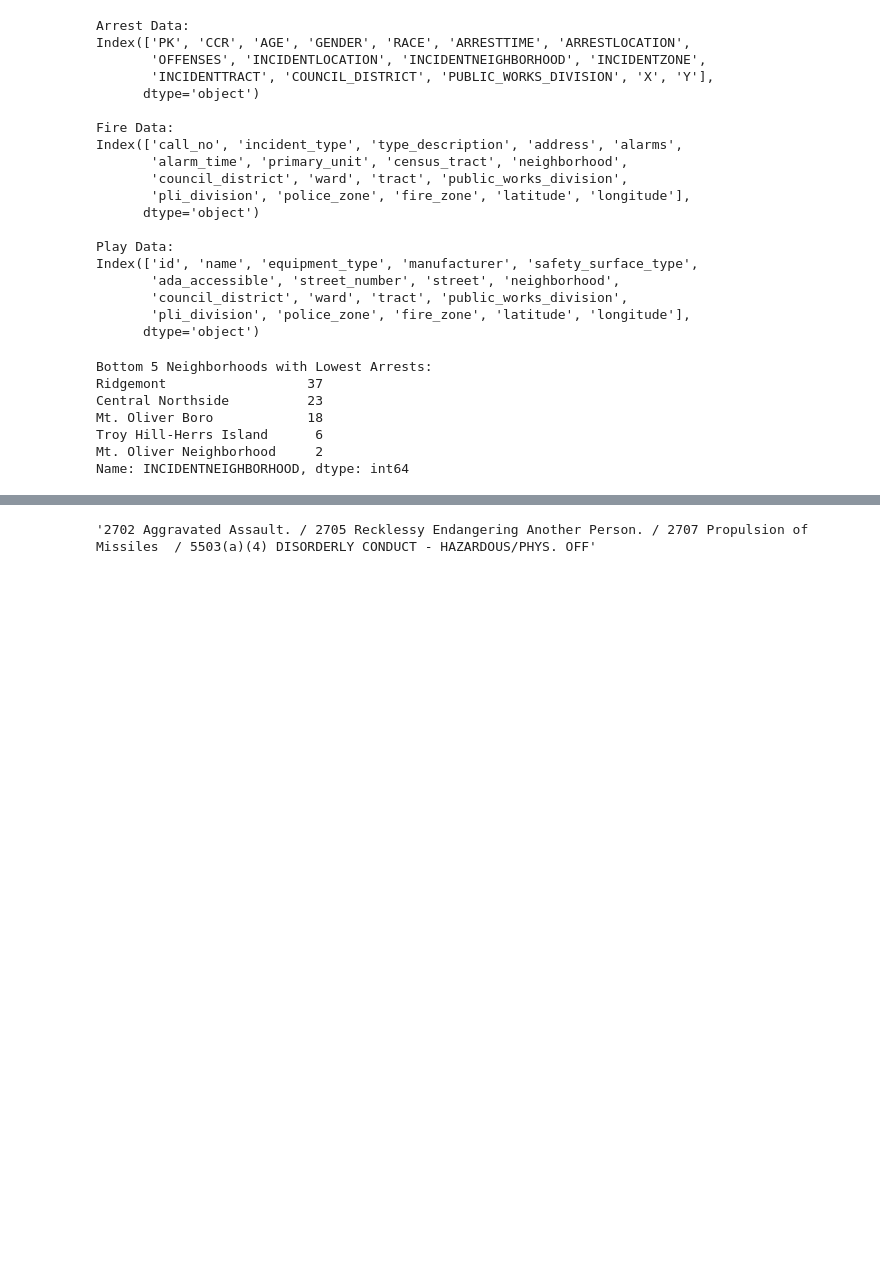
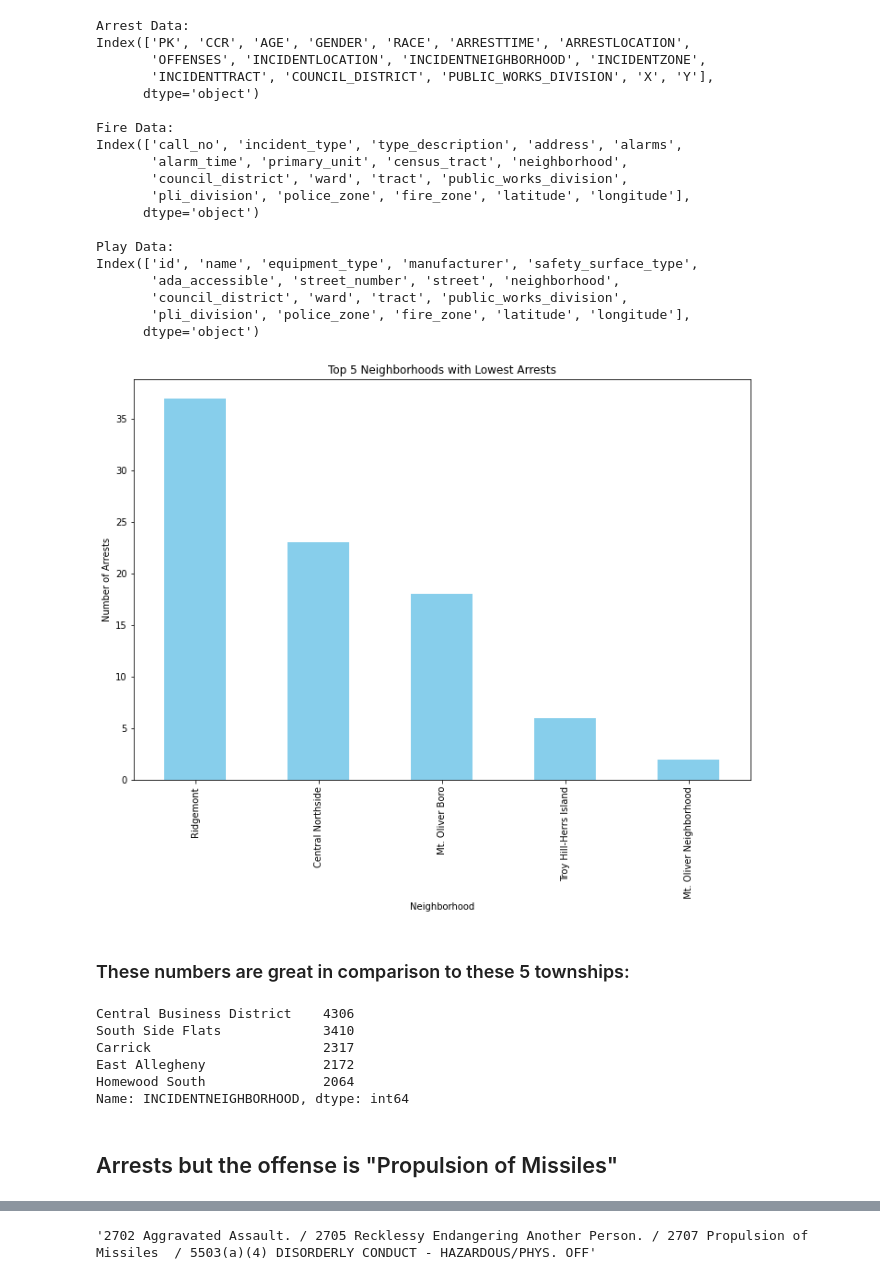
Before and after one commit to haydenagh/CMPINF0010-FINAL, a Jupyter notebook: Final.ipynb, the cells around one changed output, grey strips where cells are left out. Drawn from its saved outputs; the diff is of its cells as text; code cells hidden in the pictures; blank space fills up the shorter version.

Commit message:
Mt. Oliver reigns supreme

```diff
--- a/Final.ipynb
+++ b/Final.ipynb
@@ -37,19 +52,30 @@ Index(['id', 'name', 'equipment_type', 'manufacturer', 'safety_surface_type',
 # %%
 # Group the data by neighborhood and count the number of arrests in each neighborhood
 neighborhood_arrests = arrestData['INCIDENTNEIGHBORHOOD'].value_counts()
 
 # Display the bottom 5 neighborhoods with the lowest number of arrests
 bottom_neighborhoods = neighborhood_arrests.tail(5)
 
-print("Bottom 5 Neighborhoods with Lowest Arrests:")
-print(bottom_neighborhoods)
+plt.figure(figsize=(12, 8))
+bottom_neighborhoods.plot(kind='bar', color='skyblue')
+plt.title('Top 5 Neighborhoods with Lowest Arrests')
+plt.xlabel('Neighborhood')
+plt.ylabel('Number of Arrests')
+plt.show()
 # %% [output]
-Bottom 5 Neighborhoods with Lowest Arrests:
-Ridgemont                  37
-Central Northside          23
-Mt. Oliver Boro            18
-Troy Hill-Herrs Island      6
-Mt. Oliver Neighborhood     2
-Name: INCIDENTNEIGHBORHOOD, dtype: int64
+[figure, added]
+# %% [markdown]
+### These numbers are great in comparison to these 5 townships:
+# %%
+neighborhood_arrests.head(5)
+# %% [output]
+Central Business District    4306
+South Side Flats             3410
+Carrick                      2317
+East Allegheny               2172
+Homewood South               2064
+Name: INCIDENTNEIGHBORHOOD, dtype: int64
+# %% [markdown]
+## Arrests but the offense is "Propulsion of Missiles"
 # %%
 missileData = arrestData['OFFENSES']
```
Also changed, not shown: parts of 19 cells of this notebook.
